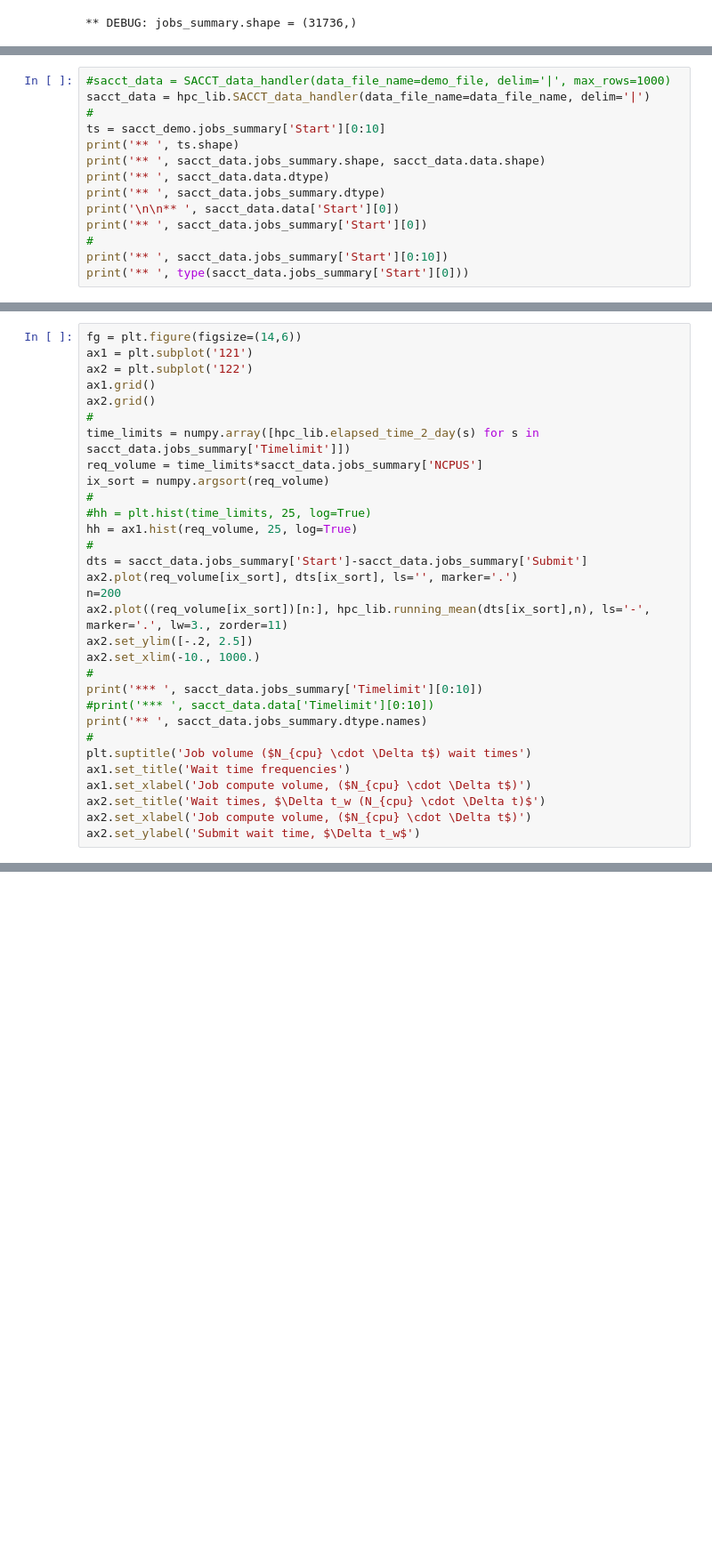
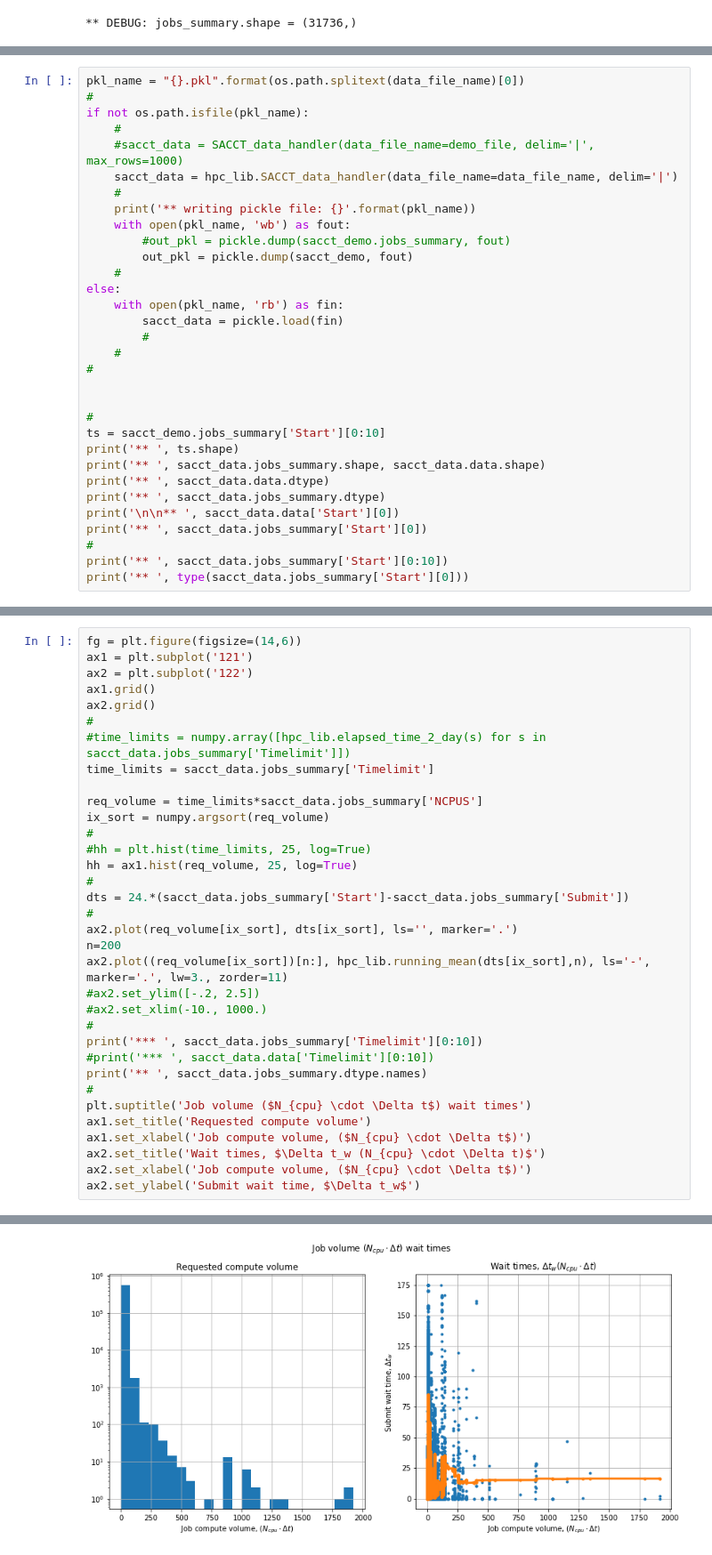
Before and after one commit to jeffersonscientific/HPC_analytics, a Jupyter notebook: HPC_usage_analysis.ipynb, the cells around one changed output, grey strips where cells are left out. Shown at 89% size. Saved outputs shown, nothing was run; the diff lists cells and outputs as text; blank space fills up the shorter version.

```diff
--- a/HPC_usage_analysis.ipynb
+++ b/HPC_usage_analysis.ipynb
@@ -108,6 +120,24 @@ sacct_demo.jobs_summary.dtype
 # %%
-#sacct_data = SACCT_data_handler(data_file_name=demo_file, delim='|', max_rows=1000)
-sacct_data = hpc_lib.SACCT_data_handler(data_file_name=data_file_name, delim='|')
+pkl_name = "{}.pkl".format(os.path.splitext(data_file_name)[0])
+#
+if not os.path.isfile(pkl_name):
+    #
+    #sacct_data = SACCT_data_handler(data_file_name=demo_file, delim='|', max_rows=1000)
+    sacct_data = hpc_lib.SACCT_data_handler(data_file_name=data_file_name, delim='|')
+    #
+    print('** writing pickle file: {}'.format(pkl_name))
+    with open(pkl_name, 'wb') as fout:
+        #out_pkl = pickle.dump(sacct_demo.jobs_summary, fout)
+        out_pkl = pickle.dump(sacct_demo, fout)
+    #
+else:
+    with open(pkl_name, 'rb') as fin:
+        sacct_data = pickle.load(fin)
+        #
+    #
+#
+
+
 #
 ts = sacct_demo.jobs_summary['Start'][0:10]
 print('** ', ts.shape)
@@ -263,27 +347,31 @@ ax2 = plt.subplot('122')
 ax1.grid()
 ax2.grid()
 #
-time_limits = numpy.array([hpc_lib.elapsed_time_2_day(s) for s in sacct_data.jobs_summary['Timelimit']])
+#time_limits = numpy.array([hpc_lib.elapsed_time_2_day(s) for s in sacct_data.jobs_summary['Timelimit']])
+time_limits = sacct_data.jobs_summary['Timelimit']
+
 req_volume = time_limits*sacct_data.jobs_summary['NCPUS']
 ix_sort = numpy.argsort(req_volume)
 #
 #hh = plt.hist(time_limits, 25, log=True)
 hh = ax1.hist(req_volume, 25, log=True)
 #
-dts = sacct_data.jobs_summary['Start']-sacct_data.jobs_summary['Submit']
+dts = 24.*(sacct_data.jobs_summary['Start']-sacct_data.jobs_summary['Submit'])
+#
 ax2.plot(req_volume[ix_sort], dts[ix_sort], ls='', marker='.')
 n=200
 ax2.plot((req_volume[ix_sort])[n:], hpc_lib.running_mean(dts[ix_sort],n), ls='-', marker='.', lw=3., zorder=11)
-ax2.set_ylim([-.2, 2.5])
-ax2.set_xlim(-10., 1000.)
+#ax2.set_ylim([-.2, 2.5])
+#ax2.set_xlim(-10., 1000.)
 #
 print('*** ', sacct_data.jobs_summary['Timelimit'][0:10])
 #print('*** ', sacct_data.data['Timelimit'][0:10])
 print('** ', sacct_data.jobs_summary.dtype.names)
 #
 plt.suptitle('Job volume ($N_{cpu} \cdot \Delta t$) wait times')
-ax1.set_title('Wait time frequencies')
+ax1.set_title('Requested compute volume')
 ax1.set_xlabel('Job compute volume, ($N_{cpu} \cdot \Delta t$)')
 ax2.set_title('Wait times, $\Delta t_w (N_{cpu} \cdot \Delta t)$')
 ax2.set_xlabel('Job compute volume, ($N_{cpu} \cdot \Delta t$)')
 ax2.set_ylabel('Submit wait time, $\Delta t_w$')
+# %% [output]
@@ -290,3 +381,4 @@ ax2.set_ylabel('Submit wait time, $\Delta t_w$')
+[figure, added]
 # %%
 # Cumulative distributrions of wait times, as a function of n_cpu*run-time. Not trivially simple how we want
 #. to tell this story.
```
Also changed, not shown: parts of 48 cells of this notebook, 1 other file.
